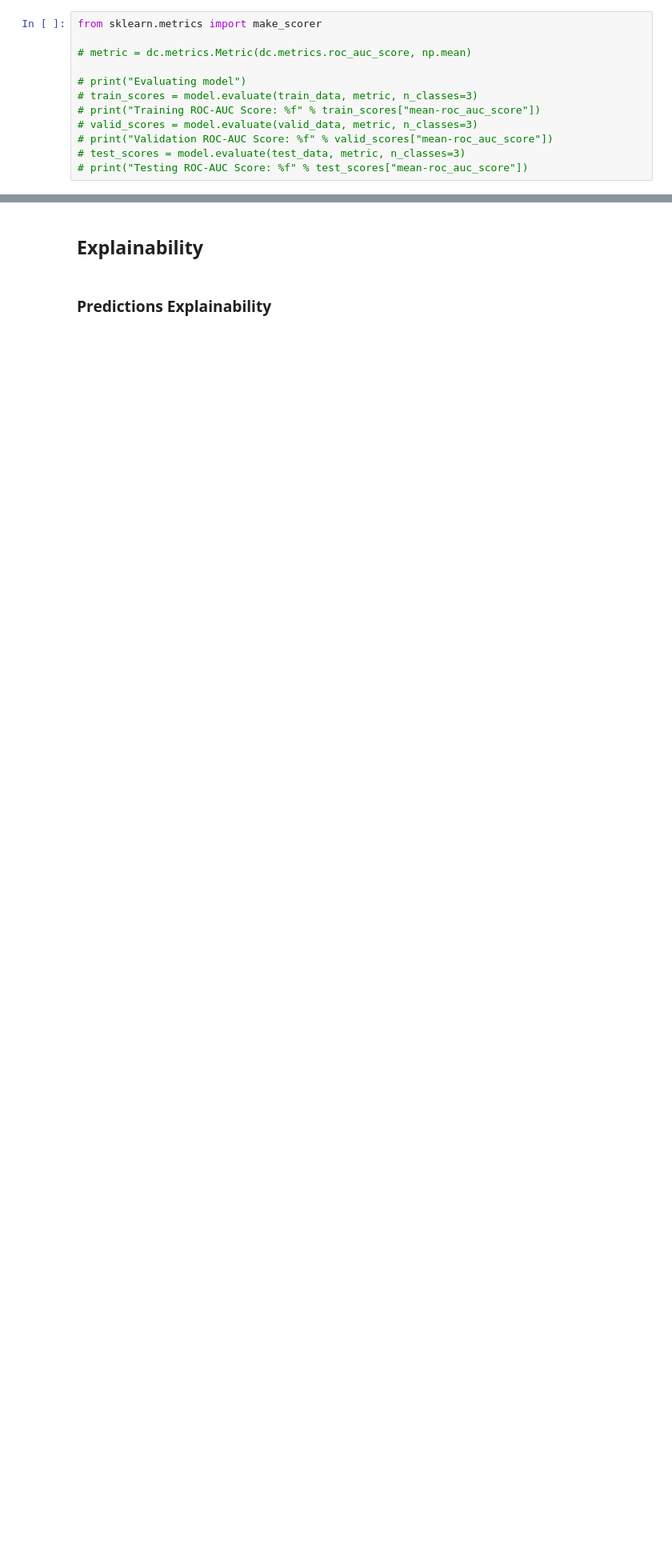
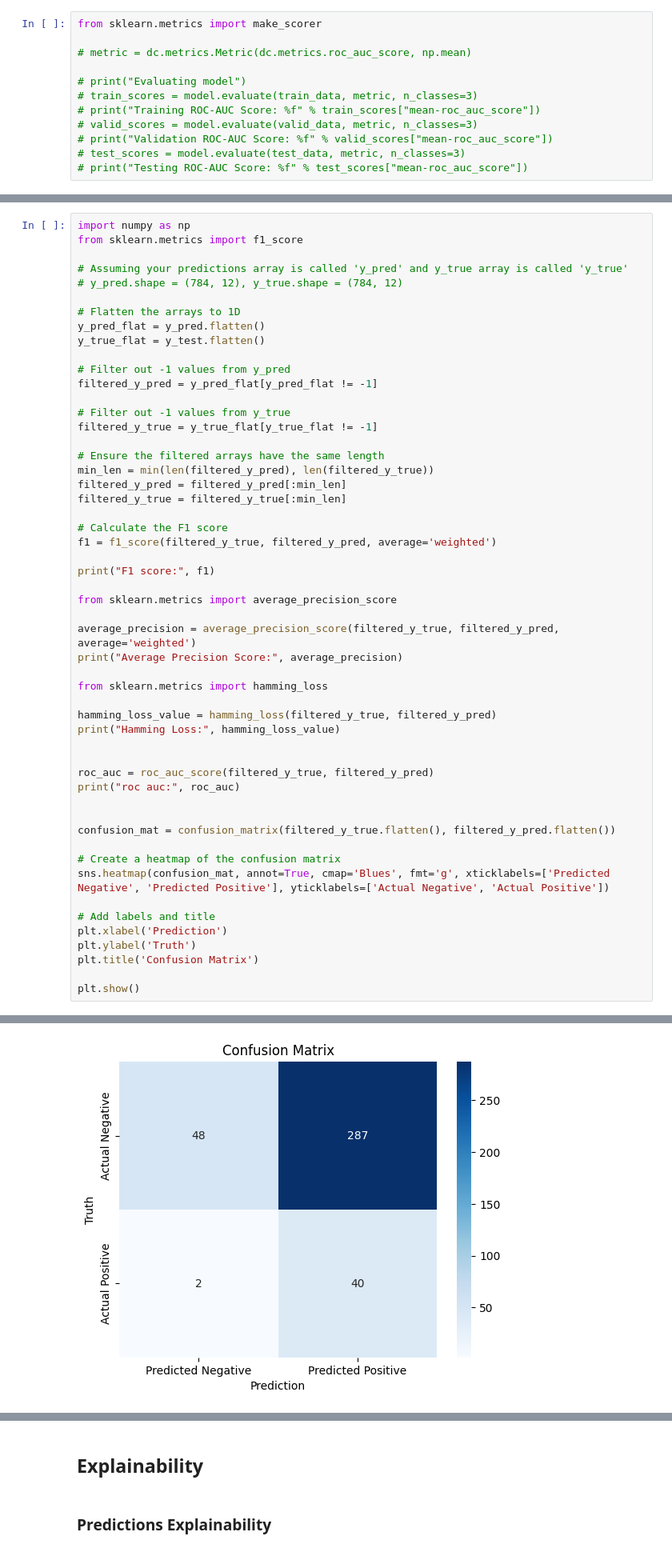
Before and after one commit to FabioLddo/toxicity_prediction, a Jupyter notebook: toxicity_prediction_project-Bulloni_Ippolito_Loddo-D3A.ipynb, the cells around one changed output, grey strips where cells are left out. Shown at 80% size. Saved outputs shown, nothing was run; the diff lists cells and outputs as text; blank space fills up the shorter version.

Commit message:
added some tox21 metrics, not working

```diff
--- a/toxicity_prediction_project-Bulloni_Ippolito_Loddo-D3A.ipynb
+++ b/toxicity_prediction_project-Bulloni_Ippolito_Loddo-D3A.ipynb
@@ -1214,2 +1214,56 @@ y_pred.shape, y_test.shape
 # %% [output]
 ((784, 12), (784, 12))
+# %%
+import numpy as np
+from sklearn.metrics import f1_score
+
+# Assuming your predictions array is called 'y_pred' and y_true array is called 'y_true'
+# y_pred.shape = (784, 12), y_true.shape = (784, 12)
+
+# Flatten the arrays to 1D
+y_pred_flat = y_pred.flatten()
+y_true_flat = y_test.flatten()
+
+# Filter out -1 values from y_pred
+filtered_y_pred = y_pred_flat[y_pred_flat != -1]
+
+# Filter out -1 values from y_true
+filtered_y_true = y_true_flat[y_true_flat != -1]
+
+# Ensure the filtered arrays have the same length
+min_len = min(len(filtered_y_pred), len(filtered_y_true))
+filtered_y_pred = filtered_y_pred[:min_len]
+filtered_y_true = filtered_y_true[:min_len]
+
+# Calculate the F1 score
+f1 = f1_score(filtered_y_true, filtered_y_pred, average='weighted')
+
+print("F1 score:", f1)
+
+from sklearn.metrics import average_precision_score
+
+average_precision = average_precision_score(filtered_y_true, filtered_y_pred, average='weighted')
+print("Average Precision Score:", average_precision)
+
+from sklearn.metrics import hamming_loss
+
+hamming_loss_value = hamming_loss(filtered_y_true, filtered_y_pred)
+print("Hamming Loss:", hamming_loss_value)
+
+
+roc_auc = roc_auc_score(filtered_y_true, filtered_y_pred)
+print("roc auc:", roc_auc)
+
+
+confusion_mat = confusion_matrix(filtered_y_true.flatten(), filtered_y_pred.flatten())
+
+# Create a heatmap of the confusion matrix
+sns.heatmap(confusion_mat, annot=True, cmap='Blues', fmt='g', xticklabels=['Predicted Negative', 'Predicted Positive'], yticklabels=['Actual Negative', 'Actual Positive'])
+
+# Add labels and title
+plt.xlabel('Prediction')
+plt.ylabel('Truth')
+plt.title('Confusion Matrix')
+
+plt.show()
+# %% [output]
@@ -1216,3 +1274,4 @@ y_pred.shape, y_test.shape
+[figure, added]
 # %%
 results = {}
 # Collects performance metrics for all tasks on test set
```
Also changed, not shown: parts of 6 cells of this notebook.
